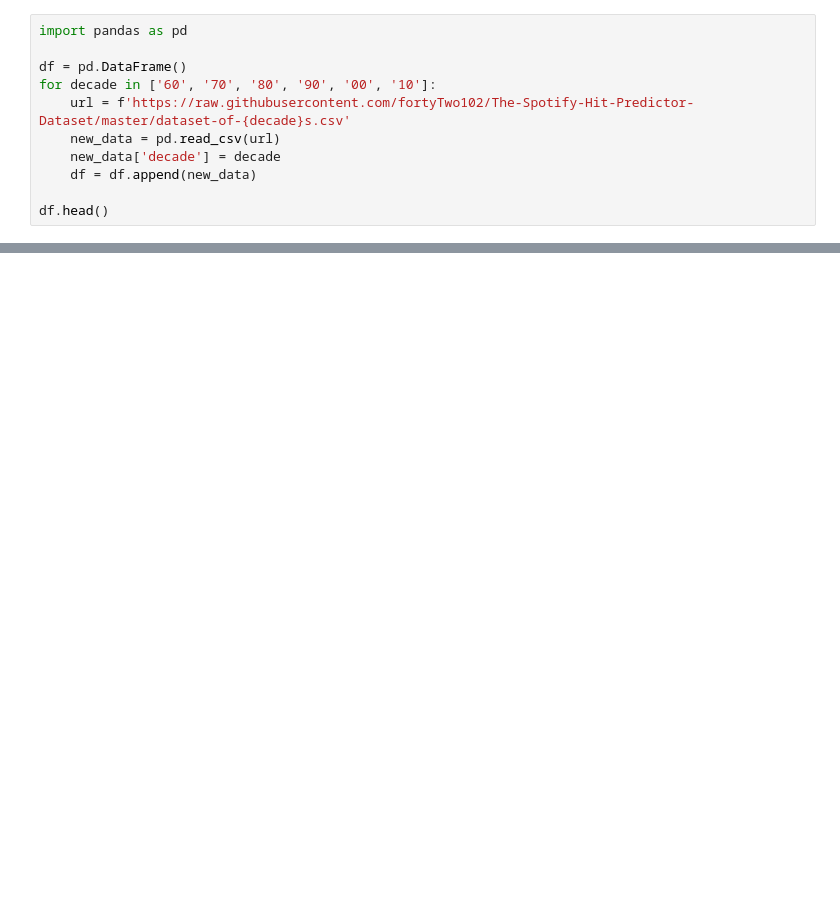
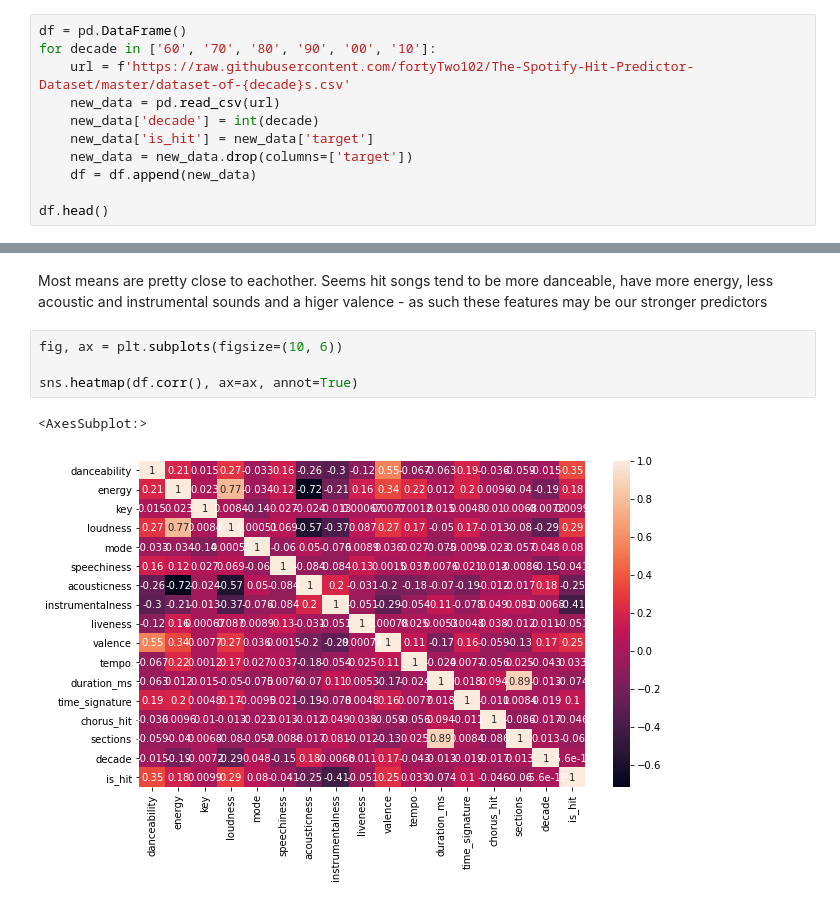
Before and after one commit to caitlan-krasinski/msci-546-project, a Jupyter notebook: code-for-data.ipynb, the cells around one changed output, grey strips where cells are left out. Cells and saved outputs as stored; diff of their text form; blank space fills up the shorter version.

Commit message:
data analysis

```diff
--- a/code-for-data.ipynb
+++ b/code-for-data.ipynb
@@ -1,11 +5,11 @@
 # %%
-import pandas as pd
-
 df = pd.DataFrame()
 for decade in ['60', '70', '80', '90', '00', '10']:
     url = f'https://raw.githubusercontent.com/fortyTwo102/The-Spotify-Hit-Predictor-Dataset/master/dataset-of-{decade}s.csv'
     new_data = pd.read_csv(url)
-    new_data['decade'] = decade
+    new_data['decade'] = int(decade)
+    new_data['is_hit'] = new_data['target']
+    new_data = new_data.drop(columns=['target'])
     df = df.append(new_data)
 
 df.head()
@@ -18,0 +73,9 @@ df.head()
+# %% [markdown]
+Most means are pretty close to eachother. Seems hit songs tend to be more danceable, have more energy, less acoustic and instrumental sounds and a higer valence - as such these features may be our stronger predictors
+# %%
+fig, ax = plt.subplots(figsize=(10, 6))
+
+sns.heatmap(df.corr(), ax=ax, annot=True)
+# %% [output]
+<AxesSubplot:>
+[figure, added]
```
Also changed, not shown: parts of 11 cells of this notebook.
